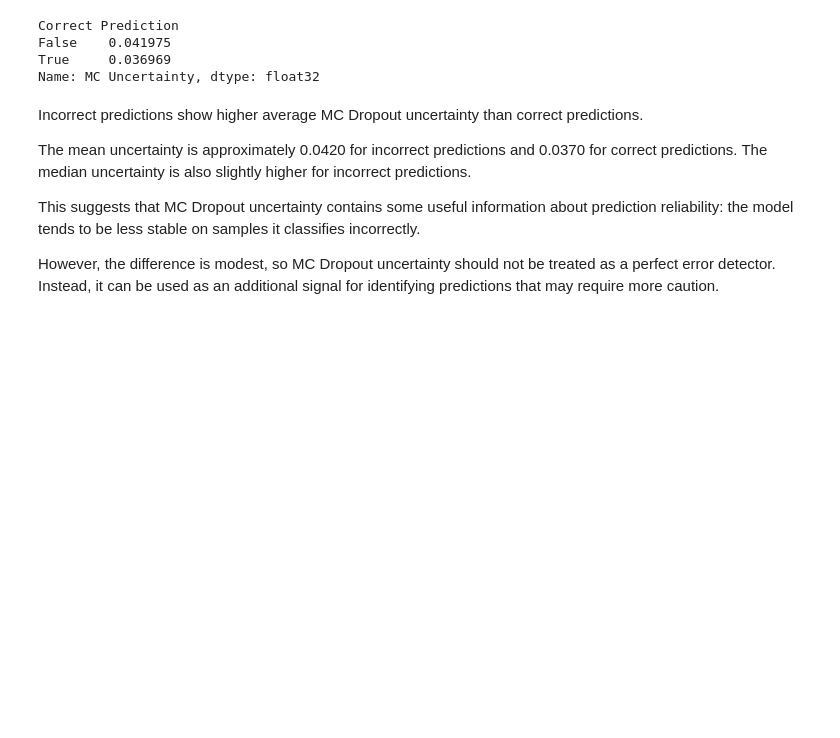
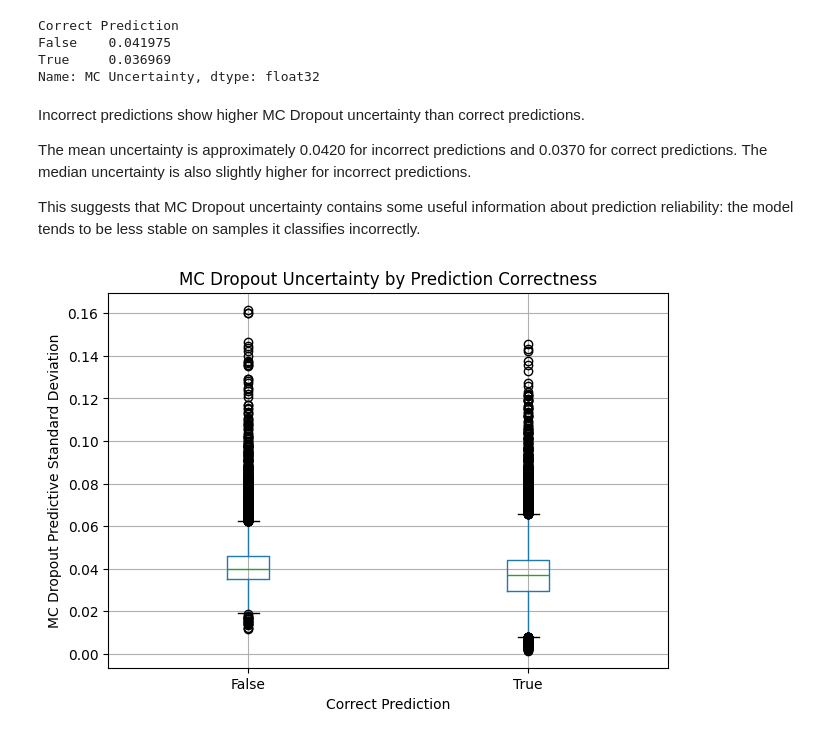
Before and after one commit to jayjay0317/diabetes-risk-reliability-pytorch, a Jupyter notebook: notebooks/04_calibration_uncertainty.ipynb, the cells around one changed output. Saved outputs shown, nothing was run; the diff lists cells and outputs as text; code cells hidden in the pictures; blank space fills up the shorter version.

Commit message:
Visualize uncertainty by prediction correctness

```diff
--- a/notebooks/04_calibration_uncertainty.ipynb
+++ b/notebooks/04_calibration_uncertainty.ipynb
@@ -668,10 +668,25 @@ False    0.041975
 True     0.036969
 Name: MC Uncertainty, dtype: float32
 # %% [markdown]
-Incorrect predictions show higher average MC Dropout uncertainty than correct predictions.
+Incorrect predictions show higher MC Dropout uncertainty than correct predictions.
 
 The mean uncertainty is approximately 0.0420 for incorrect predictions and 0.0370 for correct predictions. The median uncertainty is also slightly higher for incorrect predictions.
 
 This suggests that MC Dropout uncertainty contains some useful information about prediction reliability: the model tends to be less stable on samples it classifies incorrectly.
-
-However, the difference is modest, so MC Dropout uncertainty should not be treated as a perfect error detector. Instead, it can be used as an additional signal for identifying predictions that may require more caution.
+# %%
+fig, ax = plt.subplots(figsize=(7, 5))
+
+mc_uncertainty_df.boxplot(
+    column="MC Uncertainty",
+    by="Correct Prediction",
+    ax=ax
+)
+
+ax.set_xlabel("Correct Prediction")
+ax.set_ylabel("MC Dropout Predictive Standard Deviation")
+ax.set_title("MC Dropout Uncertainty by Prediction Correctness")
+
+plt.suptitle("")
+plt.show()
+# %% [output]
+[figure, added]
```
Also changed, not shown: parts of 1 cell of this notebook.
